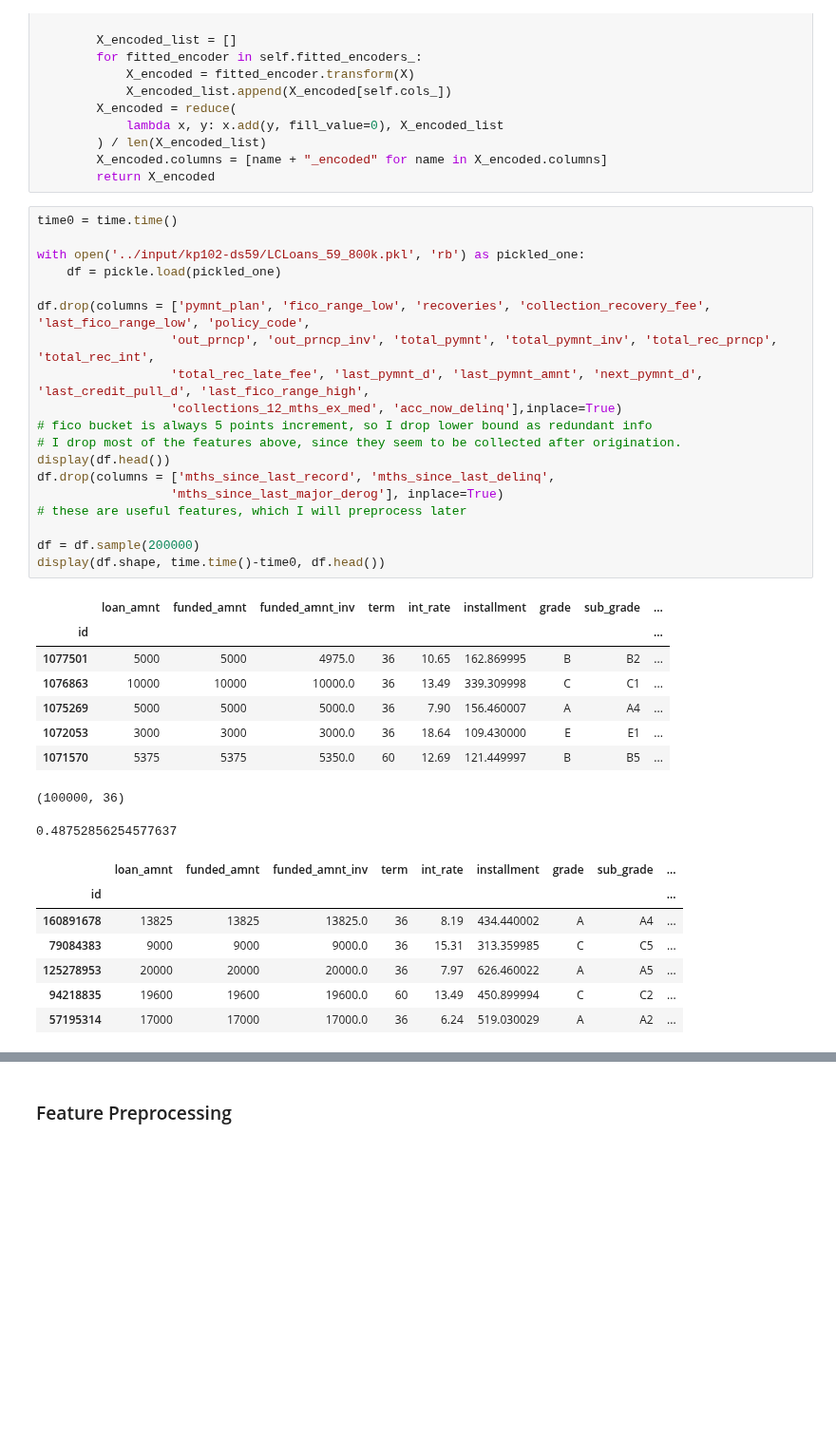
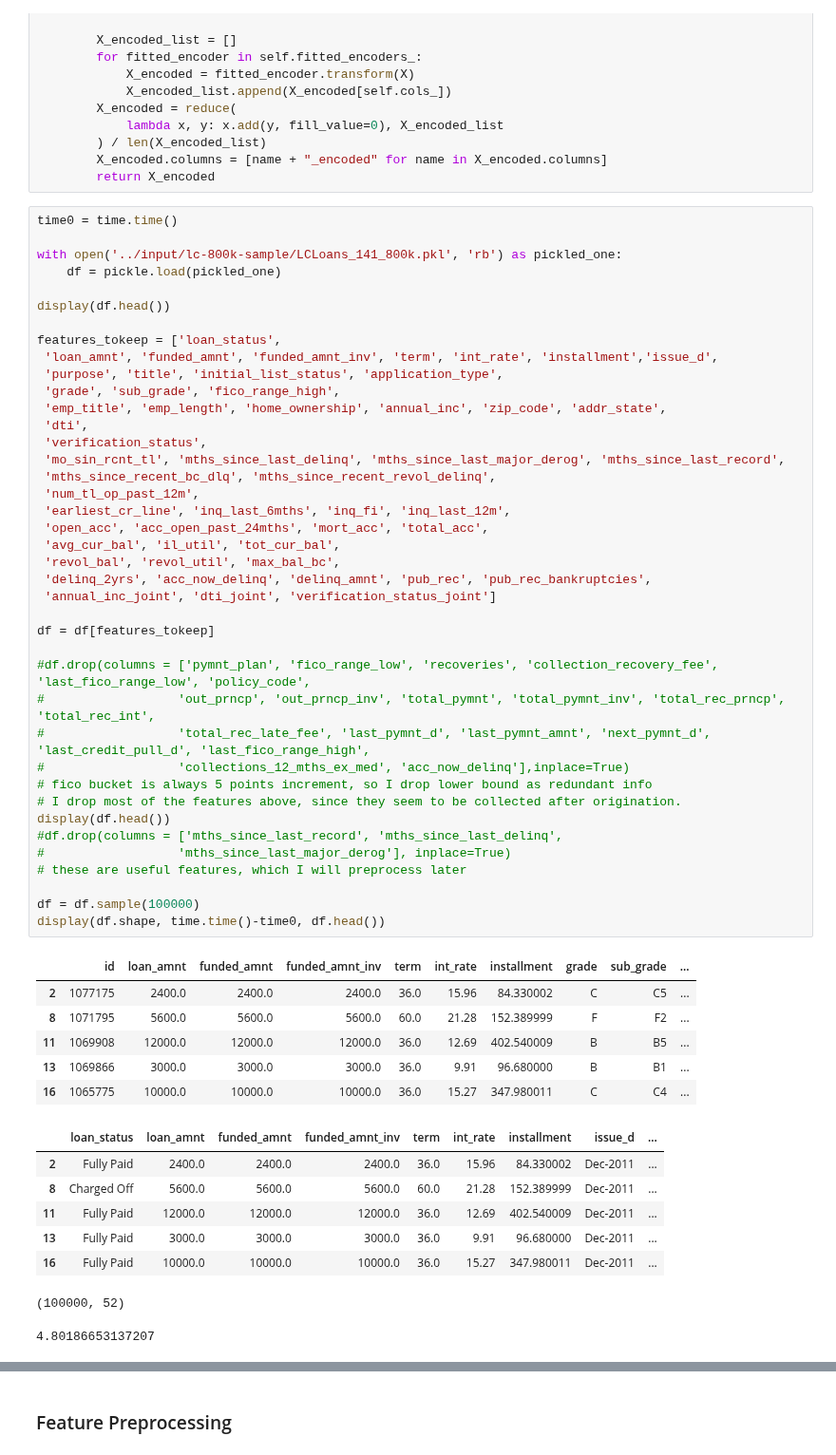
Before and after one commit to MykolaPinchuk/KaggleProjects, a Jupyter notebook: kp102-lc-loaddef.ipynb, the cells around one changed output, grey strips where cells are left out. Shown at 95% size. Cells and saved outputs as stored; diff of their text form; blank space fills up the shorter version.

```diff
--- a/kp102-lc-loaddef.ipynb
+++ b/kp102-lc-loaddef.ipynb
@@ -74,36 +87,55 @@ class CrossFoldEncoder:
 # %%
 time0 = time.time()
 
-with open('../input/kp102-ds59/LCLoans_59_800k.pkl', 'rb') as pickled_one:
+with open('../input/lc-800k-sample/LCLoans_141_800k.pkl', 'rb') as pickled_one:
     df = pickle.load(pickled_one)
 
-df.drop(columns = ['pymnt_plan', 'fico_range_low', 'recoveries', 'collection_recovery_fee', 'last_fico_range_low', 'policy_code',
-                  'out_prncp', 'out_prncp_inv', 'total_pymnt', 'total_pymnt_inv', 'total_rec_prncp', 'total_rec_int',
-                  'total_rec_late_fee', 'last_pymnt_d', 'last_pymnt_amnt', 'next_pymnt_d', 'last_credit_pull_d', 'last_fico_range_high',
-                  'collections_12_mths_ex_med', 'acc_now_delinq'],inplace=True)
+display(df.head())
+
+features_tokeep = ['loan_status',
+ 'loan_amnt', 'funded_amnt', 'funded_amnt_inv', 'term', 'int_rate', 'installment','issue_d',
+ 'purpose', 'title', 'initial_list_status', 'application_type',
+ 'grade', 'sub_grade', 'fico_range_high',
+ 'emp_title', 'emp_length', 'home_ownership', 'annual_inc', 'zip_code', 'addr_state',
+ 'dti',
+ 'verification_status',
+ 'mo_sin_rcnt_tl', 'mths_since_last_delinq', 'mths_since_last_major_derog', 'mths_since_last_record',
+ 'mths_since_recent_bc_dlq', 'mths_since_recent_revol_delinq',
+ 'num_tl_op_past_12m',
+ 'earliest_cr_line', 'inq_last_6mths', 'inq_fi', 'inq_last_12m',
+ 'open_acc', 'acc_open_past_24mths', 'mort_acc', 'total_acc',
+ 'avg_cur_bal', 'il_util', 'tot_cur_bal',
+ 'revol_bal', 'revol_util', 'max_bal_bc',
+ 'delinq_2yrs', 'acc_now_delinq', 'delinq_amnt', 'pub_rec', 'pub_rec_bankruptcies',
+ 'annual_inc_joint', 'dti_joint', 'verification_status_joint']
+
+df = df[features_tokeep]
+
+#df.drop(columns = ['pymnt_plan', 'fico_range_low', 'recoveries', 'collection_recovery_fee', 'last_fico_range_low', 'policy_code',
+#                  'out_prncp', 'out_prncp_inv', 'total_pymnt', 'total_pymnt_inv', 'total_rec_prncp', 'total_rec_int',
+#                  'total_rec_late_fee', 'last_pymnt_d', 'last_pymnt_amnt', 'next_pymnt_d', 'last_credit_pull_d', 'last_fico_range_high',
+#                  'collections_12_mths_ex_med', 'acc_now_delinq'],inplace=True)
 # fico bucket is always 5 points increment, so I drop lower bound as redundant info
 # I drop most of the features above, since they seem to be collected after origination.
 display(df.head())
-df.drop(columns = ['mths_since_last_record', 'mths_since_last_delinq',
-                  'mths_since_last_major_derog'], inplace=True)
+#df.drop(columns = ['mths_since_last_record', 'mths_since_last_delinq',
+#                  'mths_since_last_major_derog'], inplace=True)
 # these are useful features, which I will preprocess later
 
-df = df.sample(200000)
+df = df.sample(100000)
 display(df.shape, time.time()-time0, df.head())
 # %% [output]
-|  | loan_amnt | funded_amnt | funded_amnt_inv | term | int_rate | installment | grade | sub_grade | ... |
-| id |  |  |  |  |  |  |  |  | ... |
-| 1077501 | 5000 | 5000 | 4975.0 | 36 | 10.65 | 162.869995 | B | B2 | ... |
-| 1076863 | 10000 | 10000 | 10000.0 | 36 | 13.49 | 339.309998 | C | C1 | ... |
-| 1075269 | 5000 | 5000 | 5000.0 | 36 | 7.90 | 156.460007 | A | A4 | ... |
-| 1072053 | 3000 | 3000 | 3000.0 | 36 | 18.64 | 109.430000 | E | E1 | ... |
-| 1071570 | 5375 | 5375 | 5350.0 | 60 | 12.69 | 121.449997 | B | B5 | ... |
+|  | id | loan_amnt | funded_amnt | funded_amnt_inv | term | int_rate | installment | grade | sub_grade | ... |
+| 2 | 1077175 | 2400.0 | 2400.0 | 2400.0 | 36.0 | 15.96 | 84.330002 | C | C5 | ... |
+| 8 | 1071795 | 5600.0 | 5600.0 | 5600.0 | 60.0 | 21.28 | 152.389999 | F | F2 | ... |
+| 11 | 1069908 | 12000.0 | 12000.0 | 12000.0 | 36.0 | 12.69 | 402.540009 | B | B5 | ... |
+| 13 | 1069866 | 3000.0 | 3000.0 | 3000.0 | 36.0 | 9.91 | 96.680000 | B | B1 | ... |
+| 16 | 1065775 | 10000.0 | 10000.0 | 10000.0 | 36.0 | 15.27 | 347.980011 | C | C4 | ... |
+|  | loan_status | loan_amnt | funded_amnt | funded_amnt_inv | term | int_rate | installment | issue_d | ... |
+| 2 | Fully Paid | 2400.0 | 2400.0 | 2400.0 | 36.0 | 15.96 | 84.330002 | Dec-2011 | ... |
+| 8 | Charged Off | 5600.0 | 5600.0 | 5600.0 | 60.0 | 21.28 | 152.389999 | Dec-2011 | ... |
+| 11 | Fully Paid | 12000.0 | 12000.0 | 12000.0 | 36.0 | 12.69 | 402.540009 | Dec-2011 | ... |
+| 13 | Fully Paid | 3000.0 | 3000.0 | 3000.0 | 36.0 | 9.91 | 96.680000 | Dec-2011 | ... |
+| 16 | Fully Paid | 10000.0 | 10000.0 | 10000.0 | 36.0 | 15.27 | 347.980011 | Dec-2011 | ... |
-(100000, 36)
+(100000, 52)
-0.48752856254577637
+4.80186653137207
-|  | loan_amnt | funded_amnt | funded_amnt_inv | term | int_rate | installment | grade | sub_grade | ... |
-| id |  |  |  |  |  |  |  |  | ... |
-| 160891678 | 13825 | 13825 | 13825.0 | 36 | 8.19 | 434.440002 | A | A4 | ... |
-| 79084383 | 9000 | 9000 | 9000.0 | 36 | 15.31 | 313.359985 | C | C5 | ... |
-| 125278953 | 20000 | 20000 | 20000.0 | 36 | 7.97 | 626.460022 | A | A5 | ... |
-| 94218835 | 19600 | 19600 | 19600.0 | 60 | 13.49 | 450.899994 | C | C2 | ... |
-| 57195314 | 17000 | 17000 | 17000.0 | 36 | 6.24 | 519.030029 | A | A2 | ... |
```
Also changed, not shown: parts of 27 cells of this notebook.
